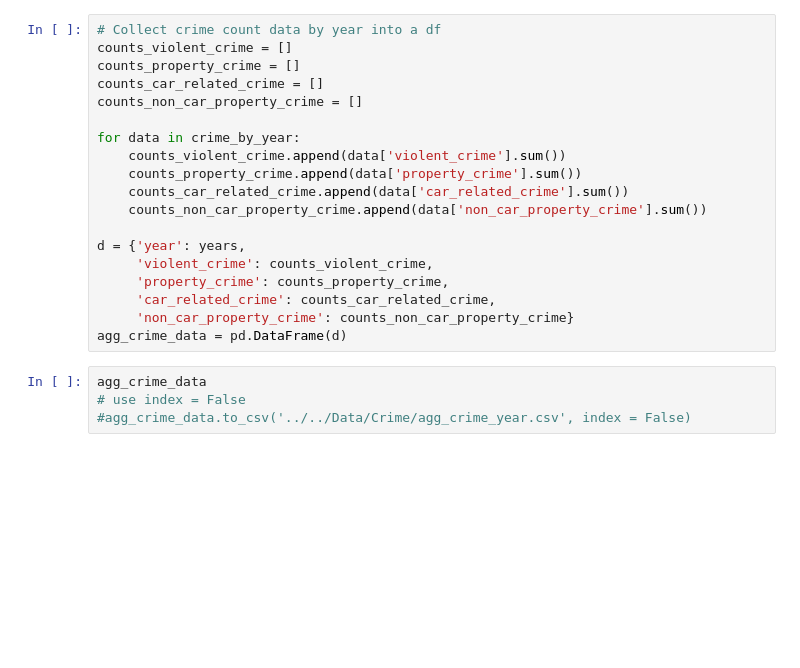
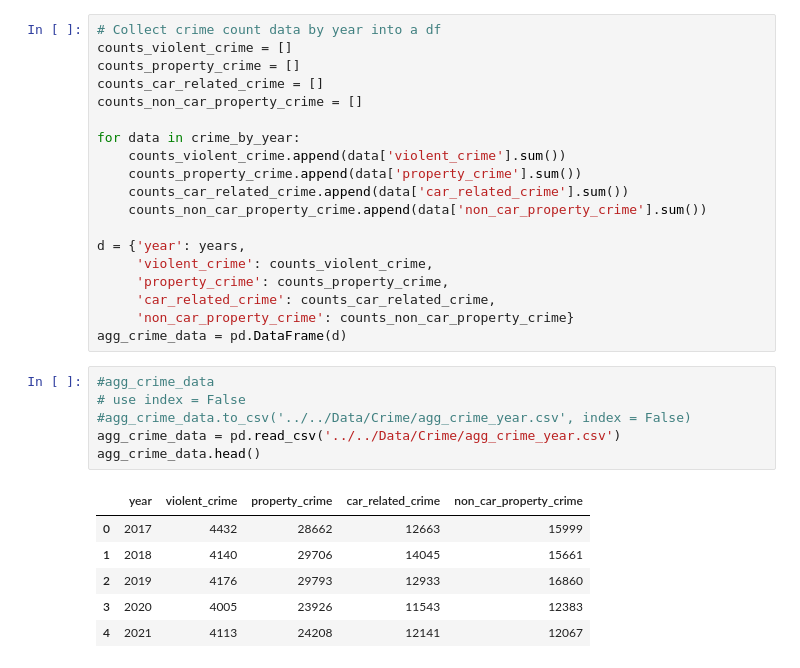
Before and after one commit to iansargent/DC-Metro-Crime, a Jupyter notebook: Scripts/Analysis/time_crime.ipynb, the cells around one changed output. Saved outputs shown, nothing was run; the diff lists cells and outputs as text; blank space fills up the shorter version.

```diff
--- a/Scripts/Analysis/time_crime.ipynb
+++ b/Scripts/Analysis/time_crime.ipynb
@@ -68,9 +68,18 @@ d = {'year': years,
      'non_car_property_crime': counts_non_car_property_crime}
 agg_crime_data = pd.DataFrame(d)
 # %%
-agg_crime_data
+#agg_crime_data
 # use index = False
 #agg_crime_data.to_csv('../../Data/Crime/agg_crime_year.csv', index = False)
+agg_crime_data = pd.read_csv('../../Data/Crime/agg_crime_year.csv')
+agg_crime_data.head()
+# %% [output]
+|  | year | violent_crime | property_crime | car_related_crime | non_car_property_crime |
+| 0 | 2017 | 4432 | 28662 | 12663 | 15999 |
+| 1 | 2018 | 4140 | 29706 | 14045 | 15661 |
+| 2 | 2019 | 4176 | 29793 | 12933 | 16860 |
+| 3 | 2020 | 4005 | 23926 | 11543 | 12383 |
+| 4 | 2021 | 4113 | 24208 | 12141 | 12067 |
 # %%
 # Line graph for violent_crime, property_crime and car_related_crime counts over years
 plt.figure(figsize = (8,5))
```
Also changed, not shown: parts of 3 cells of this notebook.
